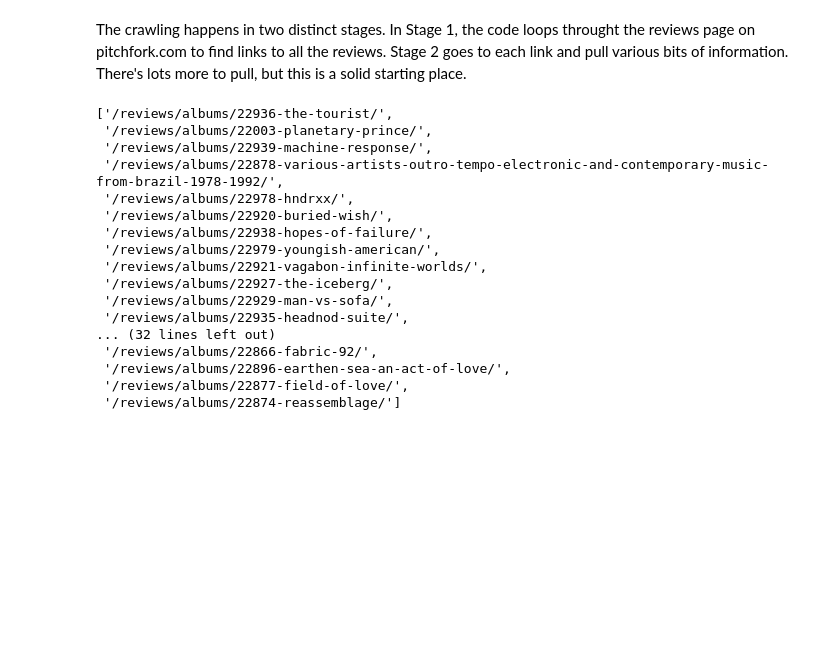
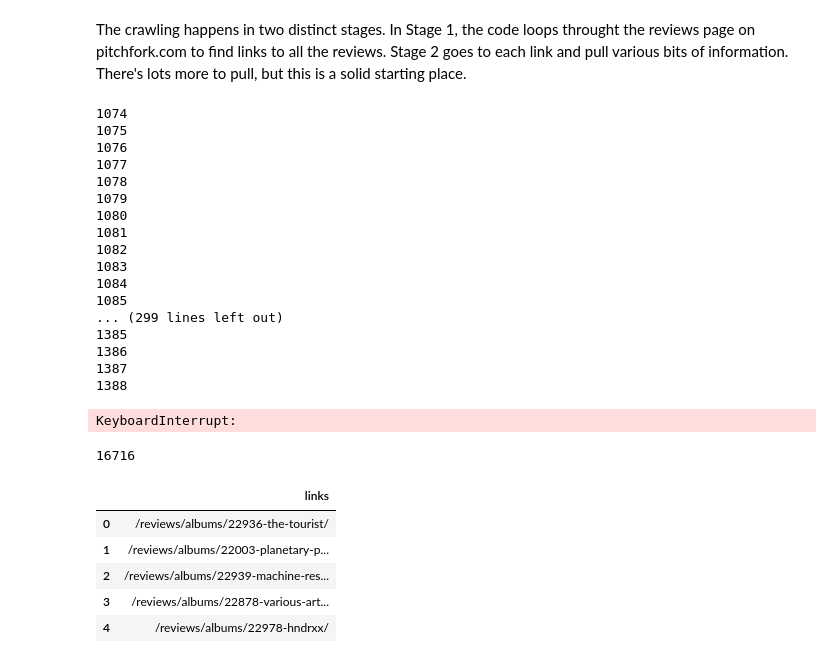
Before and after one commit to timdmulligan/govs_ball_schedule, a Jupyter notebook: crawl_govs_ball.ipynb, the cells around one changed output. Drawn from its saved outputs; the diff is of its cells as text; code cells hidden in the pictures; blank space fills up the shorter version.

```diff
--- a/crawl_govs_ball.ipynb
+++ b/crawl_govs_ball.ipynb
@@ -48,35 +75,50 @@ The crawling happens in two distinct stages. In Stage 1, the code loops throught
 # %%
 #Stage 1
-links = [] #Create an empty list to fill with links
-AVERAGE_SECONDS_BETWEEN_REQUESTS = 1 #Don't go too hard on Pitchfork's servers
+AVERAGE_SECONDS_BETWEEN_REQUESTS = 5 #Don't go too hard on Pitchfork's servers
 
-for i in range(1,5): #Use the range function to decide how many pages you want to go through
+for i in range(1074,1500): #Use the range function to decide how many pages you want to go through
     page_no = str(i)
     link = ('http://pitchfork.com/reviews/albums/?page=' + page_no) #create the link
-    req = Request(link, headers={'User-Agent': 'Mozilla/5.0'}) #Mask the bot
+    req = Request(link, headers={ 'User-Agent': 'Mozilla/5.0 (Windows NT 6.0; WOW64; rv:24.0) Gecko/20100101 Firefox/24.0' }) #Mask the bot
     webpage = urlopen(req).read()
     soup = BeautifulSoup(webpage, "lxml") #create the soup
     info = soup.findAll('a', {"class":"album-link"}) #pull the album link
     for j in info:
         links.append(j.attrs['href']) #grab all the link attributes
     time.sleep(numpy.random.exponential(AVERAGE_SECONDS_BETWEEN_REQUESTS, 1))  # pause between server requests
-
-links
+    print (i)
 # %% [output]
-['/reviews/albums/22936-the-tourist/',
- '/reviews/albums/22003-planetary-prince/',
- '/reviews/albums/22939-machine-response/',
- '/reviews/albums/22878-various-artists-outro-tempo-electronic-and-contemporary-music-from-brazil-1978-1992/',
- '/reviews/albums/22978-hndrxx/',
- '/reviews/albums/22920-buried-wish/',
- '/reviews/albums/22938-hopes-of-failure/',
- '/reviews/albums/22979-youngish-american/',
- '/reviews/albums/22921-vagabon-infinite-worlds/',
- '/reviews/albums/22927-the-iceberg/',
- '/reviews/albums/22929-man-vs-sofa/',
- '/reviews/albums/22935-headnod-suite/',
-... (32 lines left out)
- '/reviews/albums/22866-fabric-92/',
- '/reviews/albums/22896-earthen-sea-an-act-of-love/',
- '/reviews/albums/22877-field-of-love/',
- '/reviews/albums/22874-reassemblage/']
+1074
+1075
+1076
+1077
+1078
+1079
+1080
+1081
+1082
+1083
+1084
+1085
+... (299 lines left out)
+1385
+1386
+1387
+1388
+KeyboardInterrupt:
+# %%
+len(links)
+# %% [output]
+16716
+# %%
+link_table = pd.DataFrame([])
+link_table["links"] = links
+#link_table.to_sql("link_table", con)
+link_table.head()
+# %% [output]
+|  | links |
+| 0 | /reviews/albums/22936-the-tourist/ |
+| 1 | /reviews/albums/22003-planetary-p... |
+| 2 | /reviews/albums/22939-machine-res... |
+| 3 | /reviews/albums/22878-various-art... |
+| 4 | /reviews/albums/22978-hndrxx/ |
```
Also changed, not shown: parts of 9 cells of this notebook, 1 other file.
